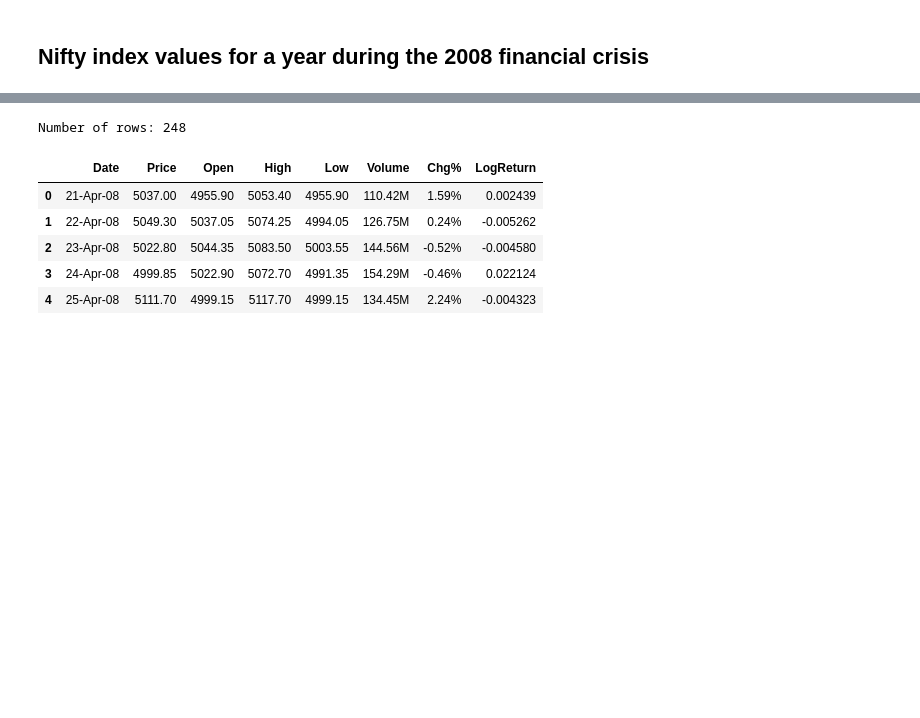
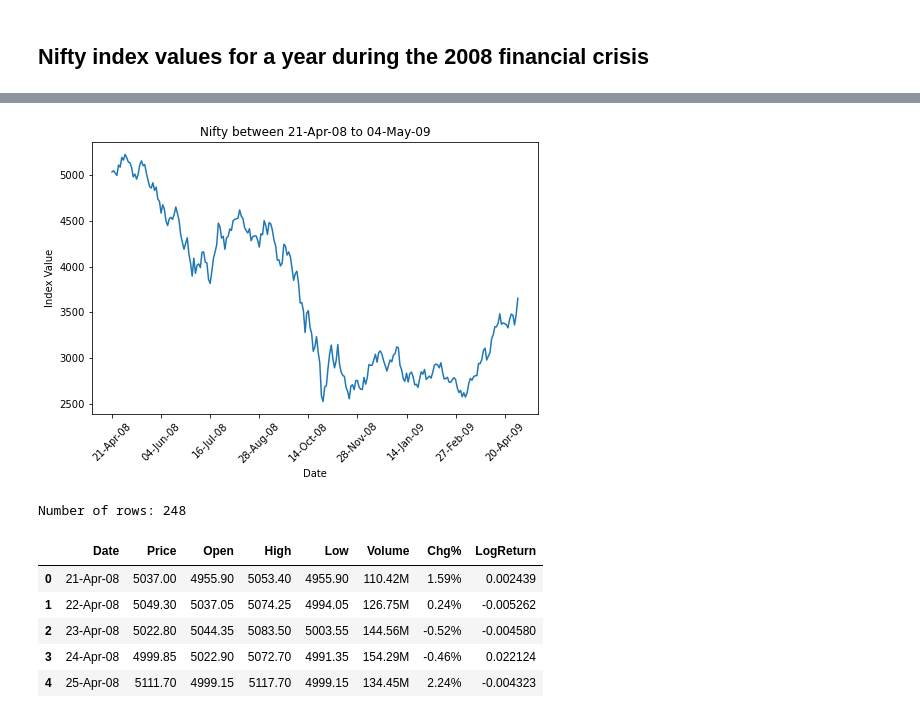
Before and after one commit to danishsaeed2/analytics_projects, a Jupyter notebook: market_analysis_2008_2020/market_crash_2008.ipynb, the cells around one changed output, grey strips where cells are left out. Cells and saved outputs as stored; diff of their text form; code cells hidden in the pictures; blank space fills up the shorter version.

```diff
--- a/market_analysis_2008_2020/market_crash_2008.ipynb
+++ b/market_analysis_2008_2020/market_crash_2008.ipynb
@@ -28,3 +35,15 @@ Nifty range between 21 Apr 2008 to 4 May 2009
+# %%
+plt.figure(figsize=(8, 5))
+plt.plot(data["Date"],data["Price"])
+plt.xlabel("Date")
+plt.ylabel("Index Value")
+plt.title("Nifty between {} to {}".format(data["Date"].iloc[0],data["Date"].iloc[-1]))
+ax=plt.gca()
+ax.xaxis.set_major_locator(plt.MaxNLocator(10))
+plt.xticks(rotation=45)
+plt.show()
+# %% [output]
+[figure, added]
 # %%
 # Calculating log return of index
 data["LogReturn"] = np.log(data["Price"]).shift(-1) - np.log(data["Price"])
```
Also changed, not shown: parts of 13 cells of this notebook.
